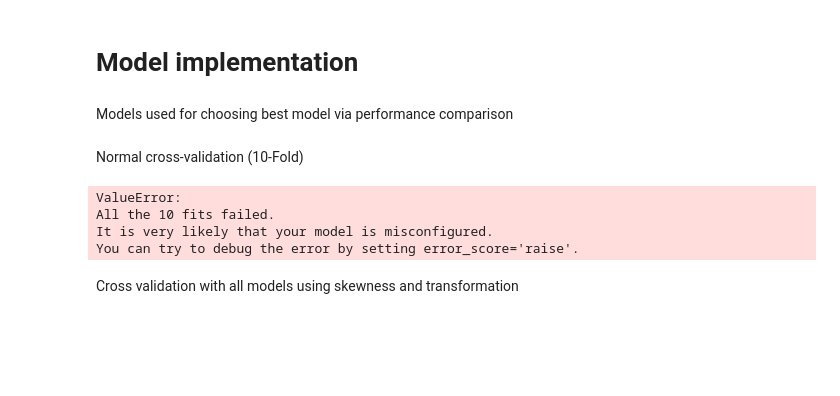
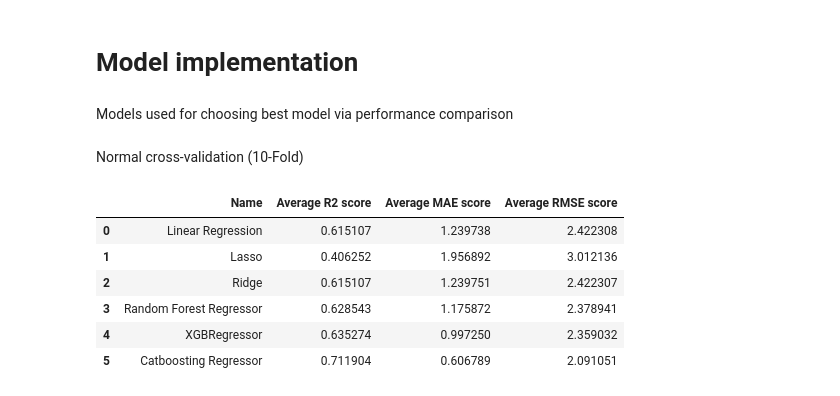
Before and after one commit to MinhLaFuch/Data-Mining-Final-Project, a Jupyter notebook: model_selection.ipynb, the cells around one changed output. Cells and saved outputs as stored; diff of their text form; code cells hidden in the pictures; blank space fills up the shorter version.

Commit message:
model selection completed

```diff
--- a/model_selection.ipynb
+++ b/model_selection.ipynb
@@ -154,10 +154,10 @@ class SkewKurtTransformer(BaseEstimator, TransformerMixin):
         self.weight_skew = weight_skew
         self.weight_kurt = weight_kurt
 
-    def _score(self, series):
+    def _score(self, series) -> tuple[float, float, float]:
         s = series.dropna()
         if len(s) < 3:
-            return np.inf
+            return np.inf, np.inf, np.inf
         skew = s.skew()
         kurt = s.kurtosis()
         return (self.weight_skew * abs(skew)
@@ -354,3 +355,32 @@ models = {
+# %%
+from sklearn.linear_model import LinearRegression, Ridge,Lasso
+from sklearn.ensemble import RandomForestRegressor
+from xgboost import XGBRegressor
+
+linear_regression = LinearRegression()
+lasso = Lasso()
+ridge = Ridge()
+random_forest = RandomForestRegressor()
+xgboost = XGBRegressor()
+catboost = CatBoostRegWrapper(cat_features=categorical_vars)
+
+model = {
+    "Linear Regression": linear_regression,
+    "Lasso": lasso,
+    "Ridge": ridge,
+    "Random Forest Regressor": random_forest,
+    "XGBRegressor": xgboost,
+    "Catboosting Regressor": catboost
+}
+
+model_pipeline_mapping = {
+    "Linear Regression": pipeline_linear,
+    "Lasso": pipeline_linear,
+    "Ridge": pipeline_linear,
+    "Random Forest Regressor": pipeline_tree,
+    "XGBRegressor": pipeline_tree,
+    "Catboosting Regressor": pipeline_catboost
+}
 # %% [markdown]
 Normal cross-validation (10-Fold)
 # %%
@@ -361,44 +391,39 @@ kf = KFold(n_splits=10, shuffle=True, random_state=42)
 scoring = {
     "r2": "r2",
     "mae": "neg_mean_absolute_error",
     "rmse": "neg_root_mean_squared_error",
 }
 
 avg_cross_score = []
 
-for name, model in models.items():
-    preprocessor = preprocessor_non_linear
-    if name in linear_model:
-        preprocessor = preprocessor_linear
-    elif name in no_encoding_model:
-        preprocessor = preprocessor_no_encoding
+for name, model in model.items():
     full_pipeline = Pipeline(steps=[
-        ("preprocess", preprocessor),
-        # ("sparse_pca", sparsePCA),
+        ("preprocess_transform", model_pipeline_mapping[name]),
         ("model", model)
     ])
     cv_results = cross_validate(
         full_pipeline,
         X,
         y,
         cv=kf,
         scoring=scoring,
         return_train_score=False,
     )
     avg_cross_score.append({
         "Name": name,
         "Average R2 score": cv_results["test_r2"].mean(),
         "Average MAE score": -cv_results["test_mae"].mean(),
         "Average RMSE score": -cv_results["test_rmse"].mean()
     })
 
 cross_val = pd.DataFrame(avg_cross_score)
 
 cross_val
 # %% [output]
-ValueError:
-All the 10 fits failed.
-It is very likely that your model is misconfigured.
-You can try to debug the error by setting error_score='raise'.
+|  | Name | Average R2 score | Average MAE score | Average RMSE score |
+| 0 | Linear Regression | 0.615107 | 1.239738 | 2.422308 |
+| 1 | Lasso | 0.406252 | 1.956892 | 3.012136 |
+| 2 | Ridge | 0.615107 | 1.239751 | 2.422307 |
+| 3 | Random Forest Regressor | 0.628543 | 1.175872 | 2.378941 |
+| 4 | XGBRegressor | 0.635274 | 0.997250 | 2.359032 |
+| 5 | Catboosting Regressor | 0.711904 | 0.606789 | 2.091051 |
-# %% [markdown]
-Cross validation with all models using skewness and transformation
```
Also changed, not shown: parts of 8 cells of this notebook, 5 other files.
